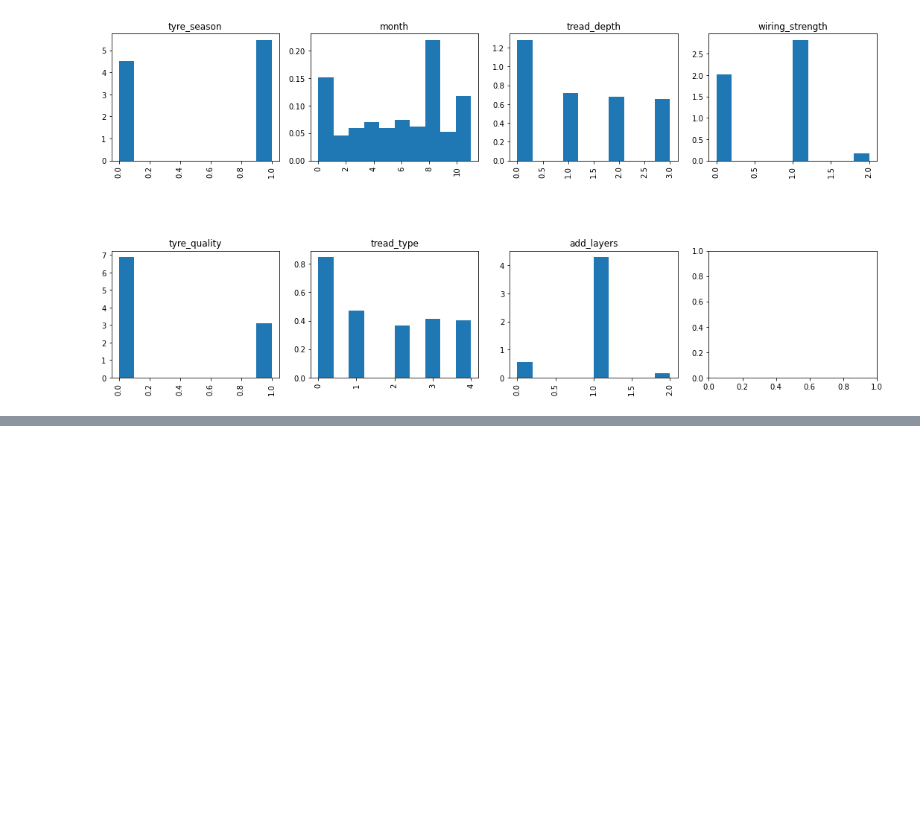
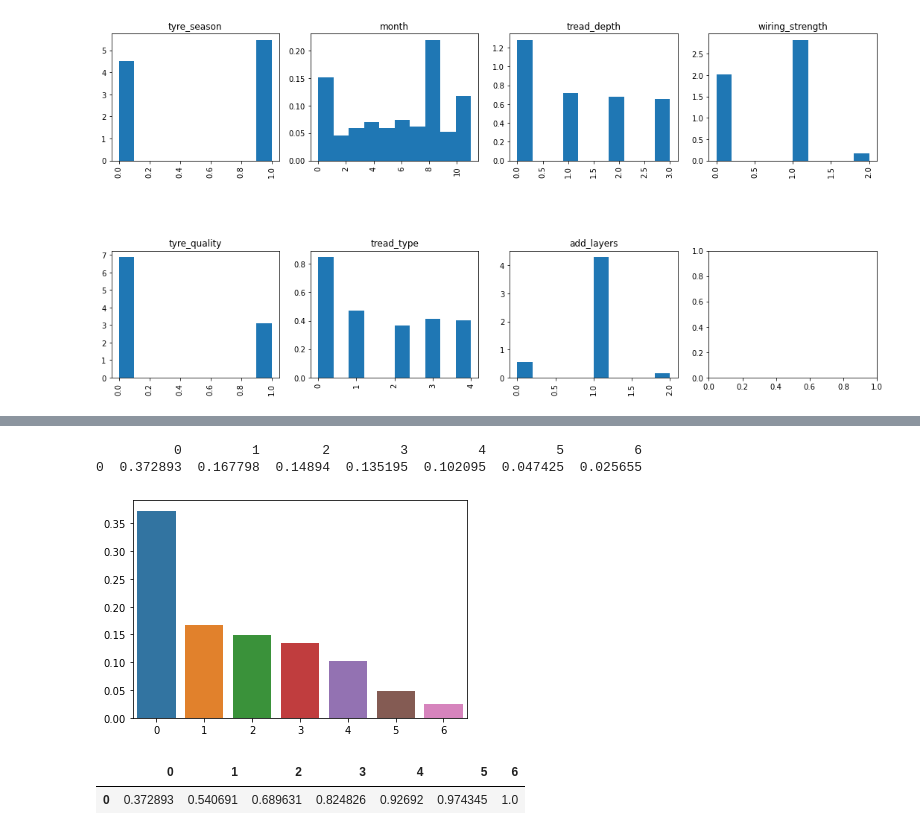
Before and after one commit to AndreaScarpellini1/ML-Project, a Jupyter notebook: Project .ipynb, the cells around one changed output, grey strips where cells are left out. Cells and saved outputs as stored; diff of their text form; code cells hidden in the pictures; blank space fills up the shorter version.

```diff
--- a/Project .ipynb
+++ b/Project .ipynb
@@ -162,0 +206,16 @@ plt.show()
+# %%
+#VISUALIZE The percentage of variance explained by each of the selected components.
+explained_var=pd.DataFrame(pca.explained_variance_ratio_).transpose()
+print(explained_var)
+ax = sns.barplot( data=explained_var)
+# %% [output]
+          0         1        2         3         4         5         6
+0  0.372893  0.167798  0.14894  0.135195  0.102095  0.047425  0.025655
+[figure, added]
+# %%
+cum_explained_var=np.cumsum(pca.explained_variance_ratio_)
+cum_explained_var= pd.DataFrame(cum_explained_var).transpose()
+cum_explained_var
+# %% [output]
+|  | 0 | 1 | 2 | 3 | 4 | 5 | 6 |
+| 0 | 0.372893 | 0.540691 | 0.689631 | 0.824826 | 0.92692 | 0.974345 | 1.0 |
```
Also changed, not shown: parts of 9 cells of this notebook.
